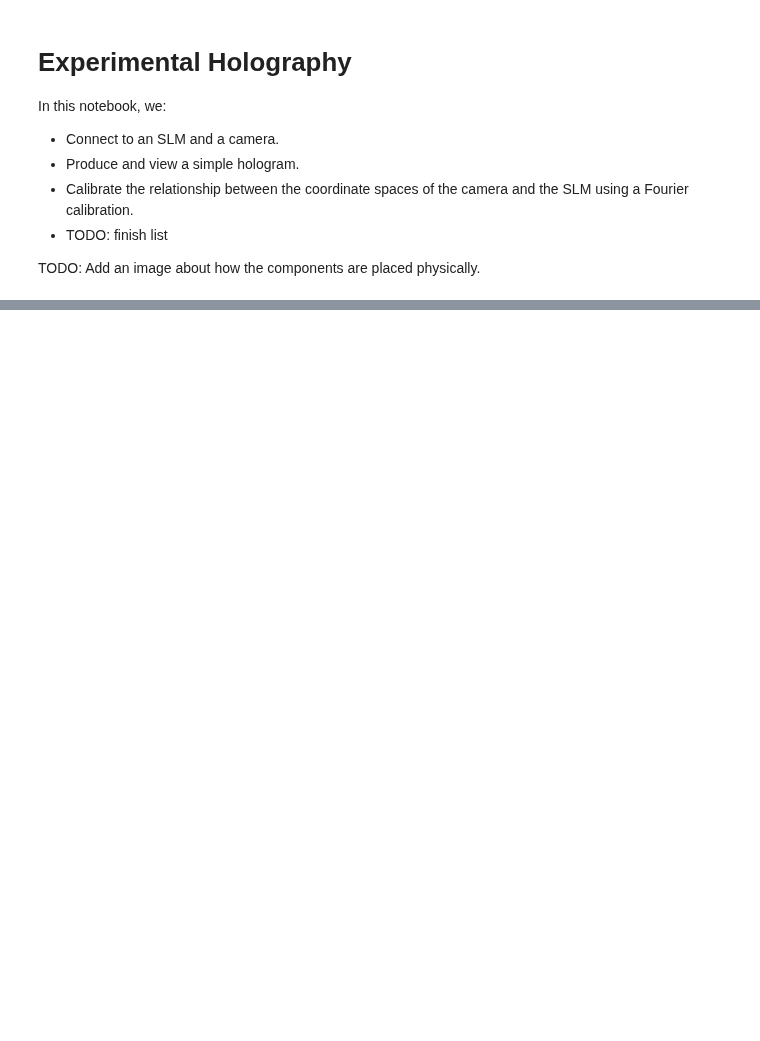
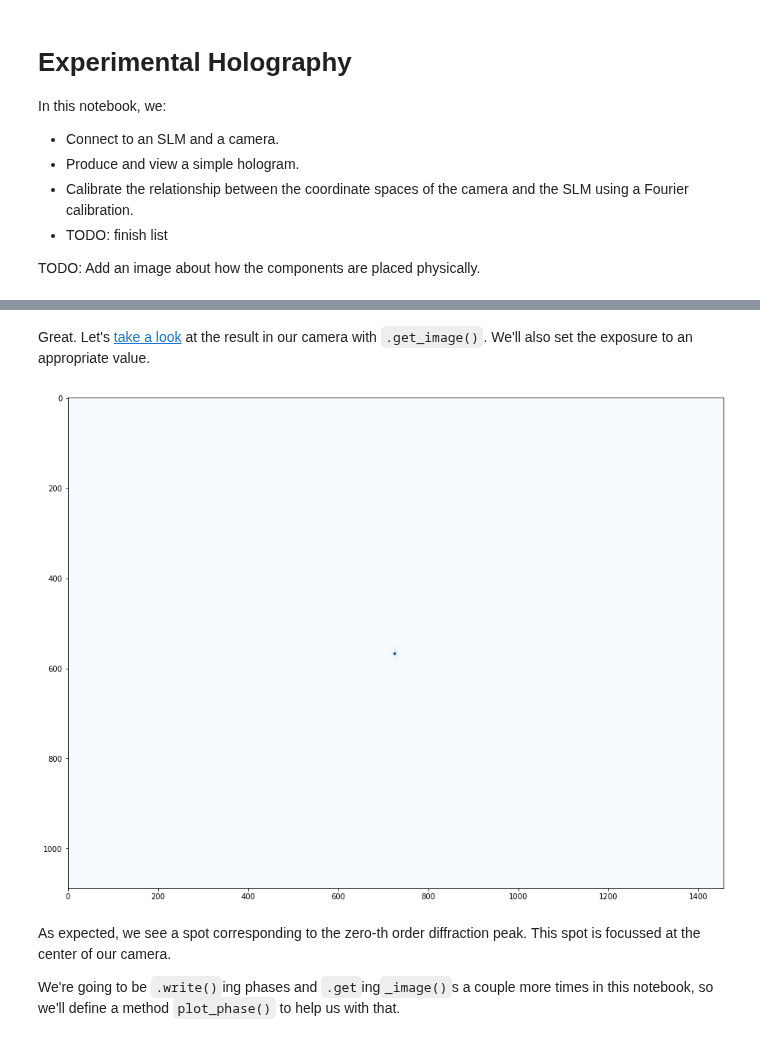
Before and after one commit to slmsuite/slmsuite-examples, a Jupyter notebook: examples/experimental_holography.ipynb, the cells around one changed output, grey strips where cells are left out. Saved outputs shown, nothing was run; the diff lists cells and outputs as text; code cells hidden in the pictures; blank space fills up the shorter version.

```diff
--- a/examples/experimental_holography.ipynb
+++ b/examples/experimental_holography.ipynb
@@ -146,0 +114,17 @@ fs.fourier_calibrate(array_shape=(60, 40), array_pitch=(15, 20))
+# %% [markdown]
+Great. Let's [take a look](https://slmsuite.readthedocs.io/en/latest/_autosummary/slmsuite.hardware.cameras.camera.Camera.html#slmsuite.hardware.cameras.camera.Camera.get_image)
+at the result in our camera with `.get_image()`. We'll also set the exposure to an appropriate value.
+# %%
+cam.set_exposure(.0002)
+img = cam.get_image()
+
+# Plot the result
+plt.figure(figsize=(24, 12))
+plt.imshow(img)
+plt.show()
+# %% [output]
+[figure, added]
+# %% [markdown]
+As expected, we see a spot corresponding to the zero-th order diffraction peak. This spot is focussed at the center of our camera.
+
+We're going to be `.write()`ing phases and `.get`ing`_image()`s a couple more times in this notebook, so we'll define a method `plot_phase()` to help us with that.
```
Also changed, not shown: parts of 50 cells of this notebook, 6 other files.
